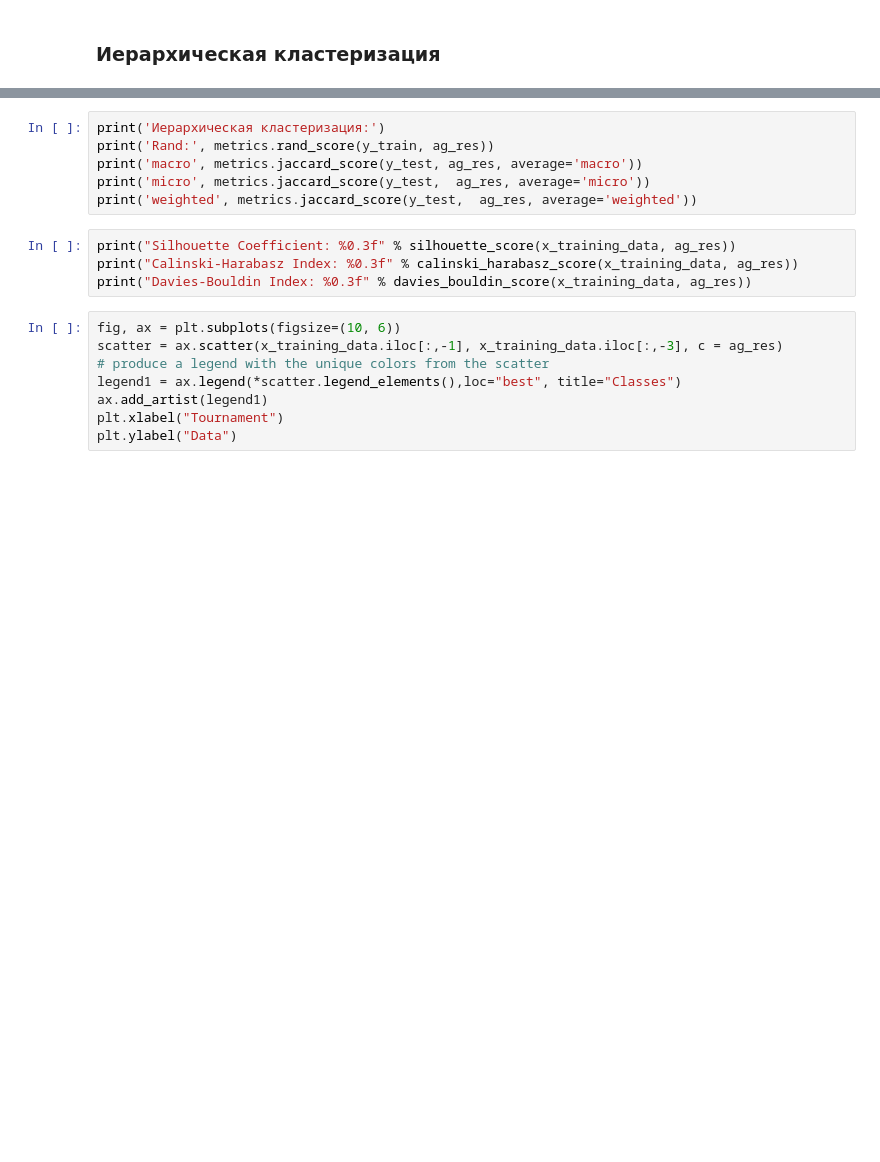
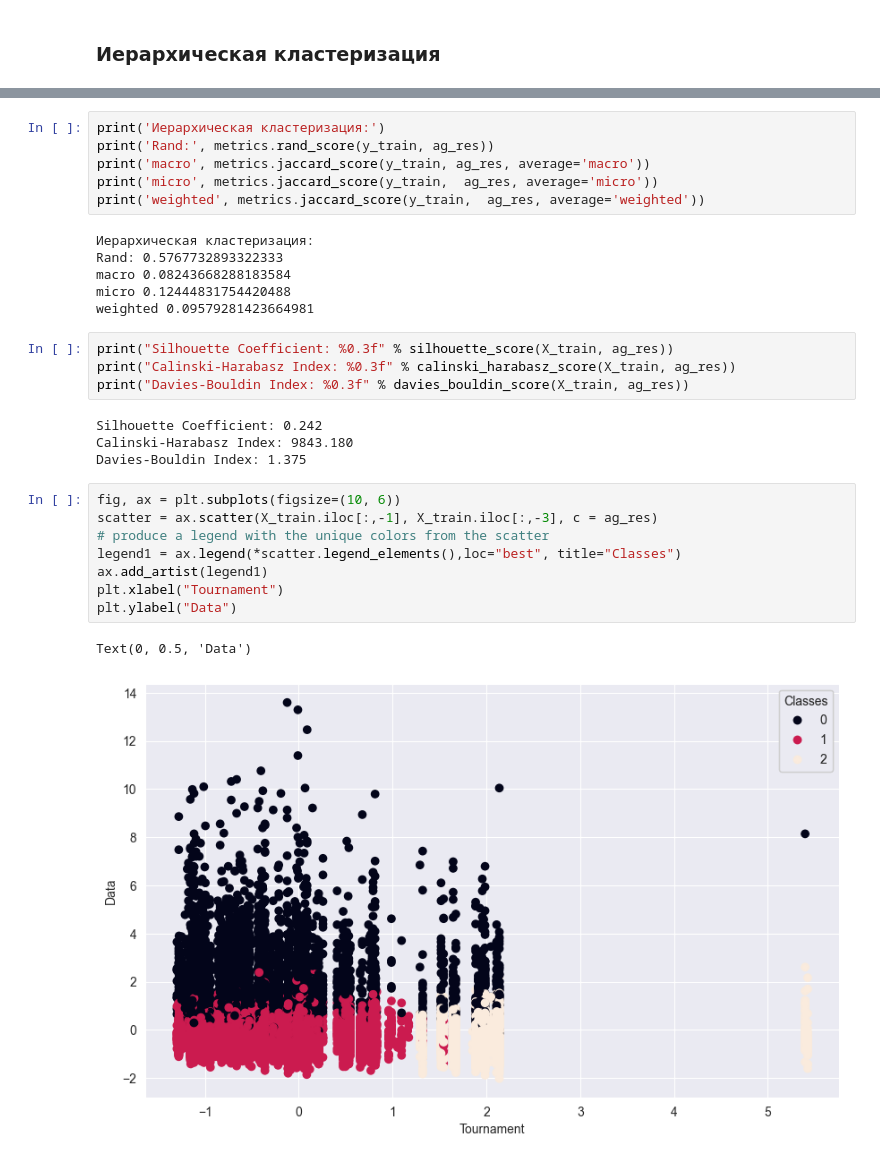
Before and after one commit to GaussGun3000/ML, a Jupyter notebook: Lab3.ipynb, the cells around one changed output, grey strips where cells are left out. Cells and saved outputs as stored; diff of their text form; blank space fills up the shorter version.

```diff
--- a/Lab3.ipynb
+++ b/Lab3.ipynb
@@ -132,18 +153,31 @@ print(set(ag.labels_))
 # %%
 print('Иерархическая кластеризация:')
 print('Rand:', metrics.rand_score(y_train, ag_res))
-print('macro', metrics.jaccard_score(y_test, ag_res, average='macro'))
-print('micro', metrics.jaccard_score(y_test,  ag_res, average='micro'))
-print('weighted', metrics.jaccard_score(y_test,  ag_res, average='weighted'))
+print('macro', metrics.jaccard_score(y_train, ag_res, average='macro'))
+print('micro', metrics.jaccard_score(y_train,  ag_res, average='micro'))
+print('weighted', metrics.jaccard_score(y_train,  ag_res, average='weighted'))
+# %% [output]
+Иерархическая кластеризация:
+Rand: 0.5767732893322333
+macro 0.08243668288183584
+micro 0.12444831754420488
+weighted 0.09579281423664981
 # %%
-print("Silhouette Coefficient: %0.3f" % silhouette_score(x_training_data, ag_res))
-print("Calinski-Harabasz Index: %0.3f" % calinski_harabasz_score(x_training_data, ag_res))
-print("Davies-Bouldin Index: %0.3f" % davies_bouldin_score(x_training_data, ag_res))
+print("Silhouette Coefficient: %0.3f" % silhouette_score(X_train, ag_res))
+print("Calinski-Harabasz Index: %0.3f" % calinski_harabasz_score(X_train, ag_res))
+print("Davies-Bouldin Index: %0.3f" % davies_bouldin_score(X_train, ag_res))
+# %% [output]
+Silhouette Coefficient: 0.242
+Calinski-Harabasz Index: 9843.180
+Davies-Bouldin Index: 1.375
 # %%
 fig, ax = plt.subplots(figsize=(10, 6))
-scatter = ax.scatter(x_training_data.iloc[:,-1], x_training_data.iloc[:,-3], c = ag_res)
+scatter = ax.scatter(X_train.iloc[:,-1], X_train.iloc[:,-3], c = ag_res)
 # produce a legend with the unique colors from the scatter
 legend1 = ax.legend(*scatter.legend_elements(),loc="best", title="Classes")
 ax.add_artist(legend1)
 plt.xlabel("Tournament")
 plt.ylabel("Data")
+# %% [output]
+Text(0, 0.5, 'Data')
+[figure, added]
```
Also changed, not shown: parts of 8 cells of this notebook.
